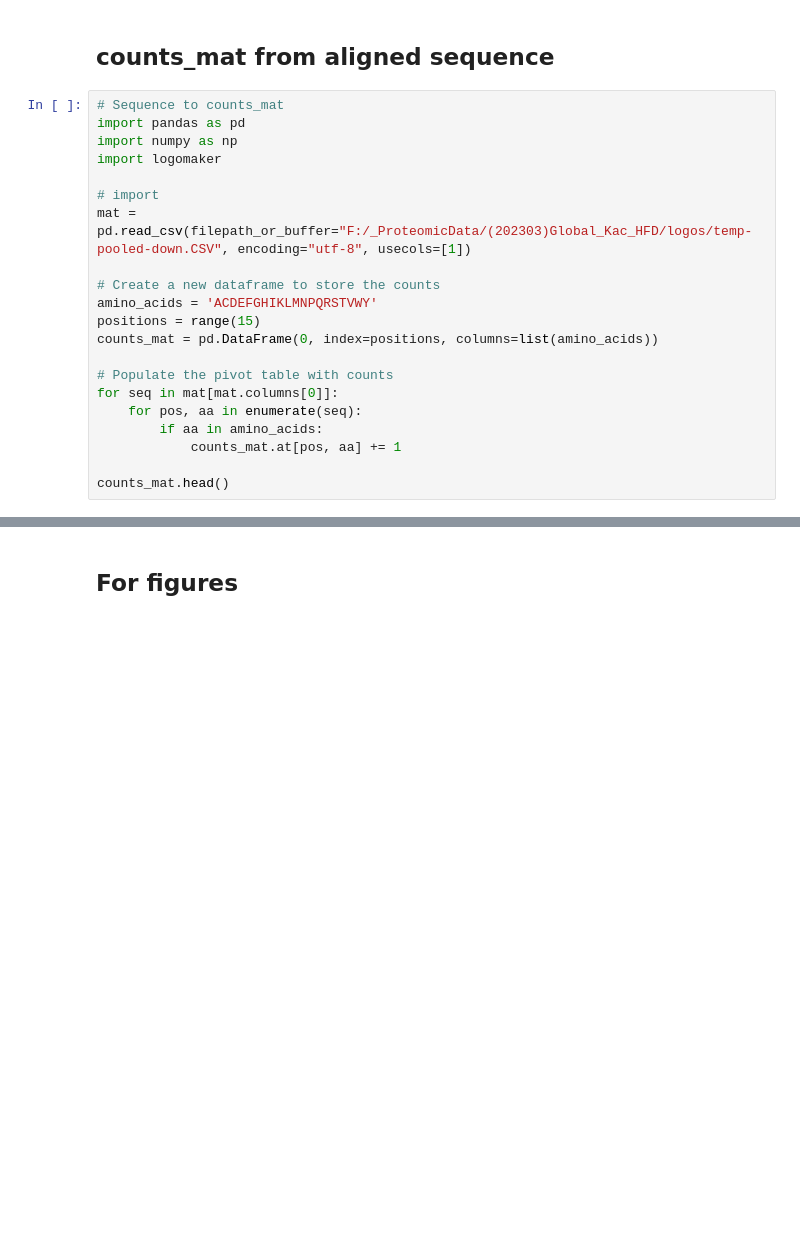
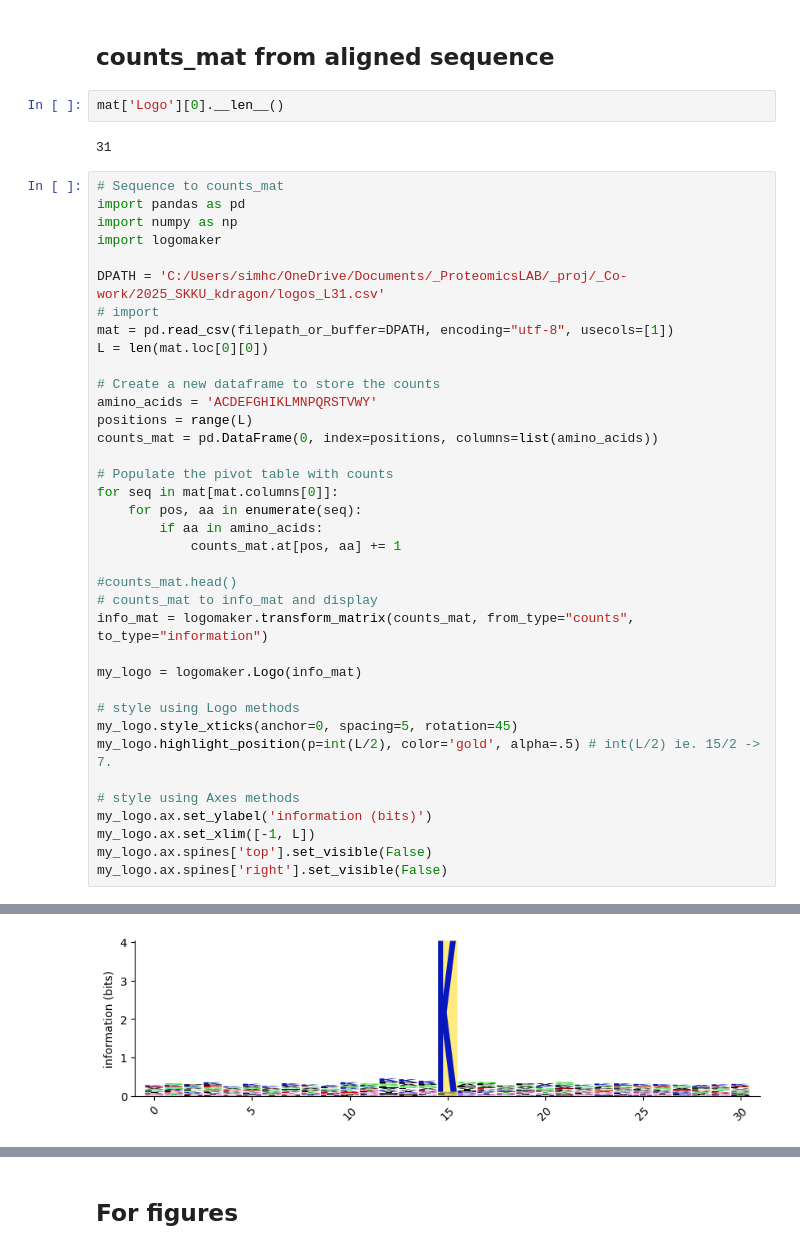
Before and after one commit to simchad/oreome, a Jupyter notebook: docs/jupyters/test_logomaker.ipynb, the cells around one changed output, grey strips where cells are left out. Cells and saved outputs as stored; diff of their text form; blank space fills up the shorter version.

```diff
--- a/docs/jupyters/test_logomaker.ipynb
+++ b/docs/jupyters/test_logomaker.ipynb
@@ -250,18 +251,24 @@ print(len(seq))
 'MTQISEIILLGFGDLHGLQFLLFGLFLAIYVMTLLGNIVILTVVSTDCSLHTPMYFFLGHFSFLEISYTTTIEPVMLWTLLSAHVPISLPACACQFYFFASLVATECFLLAVMSYDRYIAICNPLHYSSIMDSWGCFQLALASWLAGFLAPILLMILIFRLTFCSANEIDHFFCDLKPIMKLACTNTQVAEMTSFICTS ...
 # %% [markdown]
 ## counts_mat from aligned sequence
+# %%
+mat['Logo'][0].__len__()
+# %% [output]
+31
 # %%
 # Sequence to counts_mat
 import pandas as pd
 import numpy as np
 import logomaker
 
+DPATH = 'C:/Users/simhc/OneDrive/Documents/_ProteomicsLAB/_proj/_Co-work/2025_SKKU_kdragon/logos_L31.csv'
 # import
-mat = pd.read_csv(filepath_or_buffer="F:/_ProteomicData/(202303)Global_Kac_HFD/logos/temp-pooled-down.CSV", encoding="utf-8", usecols=[1])
+mat = pd.read_csv(filepath_or_buffer=DPATH, encoding="utf-8", usecols=[1])
+L = len(mat.loc[0][0])
 
 # Create a new dataframe to store the counts
 amino_acids = 'ACDEFGHIKLMNPQRSTVWY'
-positions = range(15)
+positions = range(L)
 counts_mat = pd.DataFrame(0, index=positions, columns=list(amino_acids))
 
 # Populate the pivot table with counts
@@ -270,4 +277,19 @@ for seq in mat[mat.columns[0]]:
         if aa in amino_acids:
             counts_mat.at[pos, aa] += 1
 
-counts_mat.head()
+#counts_mat.head()
+# counts_mat to info_mat and display
+info_mat = logomaker.transform_matrix(counts_mat, from_type="counts", to_type="information")
+
+my_logo = logomaker.Logo(info_mat)
+
+# style using Logo methods
+my_logo.style_xticks(anchor=0, spacing=5, rotation=45)
+my_logo.highlight_position(p=int(L/2), color='gold', alpha=.5) # int(L/2) ie. 15/2 -> 7.
+
+# style using Axes methods
+my_logo.ax.set_ylabel('information (bits)')
+my_logo.ax.set_xlim([-1, L])
+my_logo.ax.spines['top'].set_visible(False)
+my_logo.ax.spines['right'].set_visible(False)
+# %% [output]
@@ -274,3 +313,4 @@ counts_mat.head()
+[figure, added]
 # %%
 # weight mat, bg
 weight_mat = logomaker.transform_matrix(counts_mat, background=background_pwm, from_type='counts', to_type='weight')
```
Also changed, not shown: parts of 11 cells of this notebook, 13 other files.
